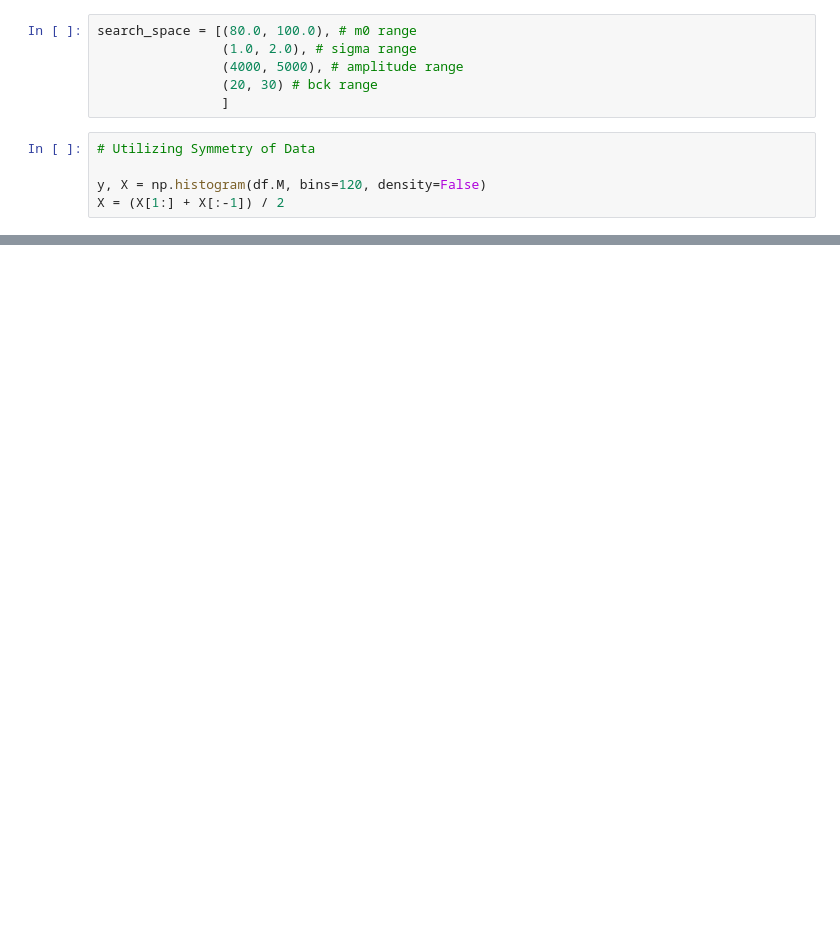
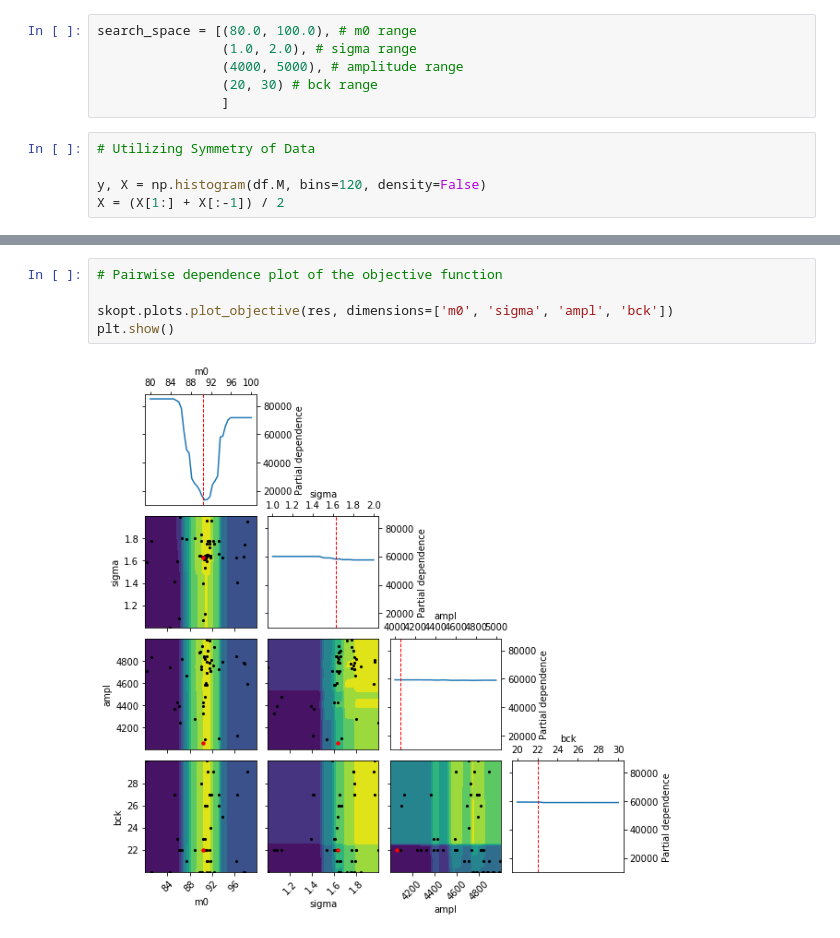
Before and after one commit to itsayushthada/Particle-Physics-Experiments, a Jupyter notebook: Z-Boson-Mass/Measurement the Z boson mass.ipynb, the cells around one changed output, grey strips where cells are left out. Drawn from its saved outputs; the diff is of its cells as text; blank space fills up the shorter version.

```diff
--- a/Z-Boson-Mass/Measurement the Z boson mass.ipynb
+++ b/Z-Boson-Mass/Measurement the Z boson mass.ipynb
@@ -125,0 +169,7 @@ opt = Optimizer(search_space, base_estimator="GP", acq_func="EI", acq_optimizer=
+# %%
+# Pairwise dependence plot of the objective function
+
+skopt.plots.plot_objective(res, dimensions=['m0', 'sigma', 'ampl', 'bck'])
+plt.show()
+# %% [output]
+[figure, added]
```
Also changed, not shown: parts of 15 cells of this notebook.
